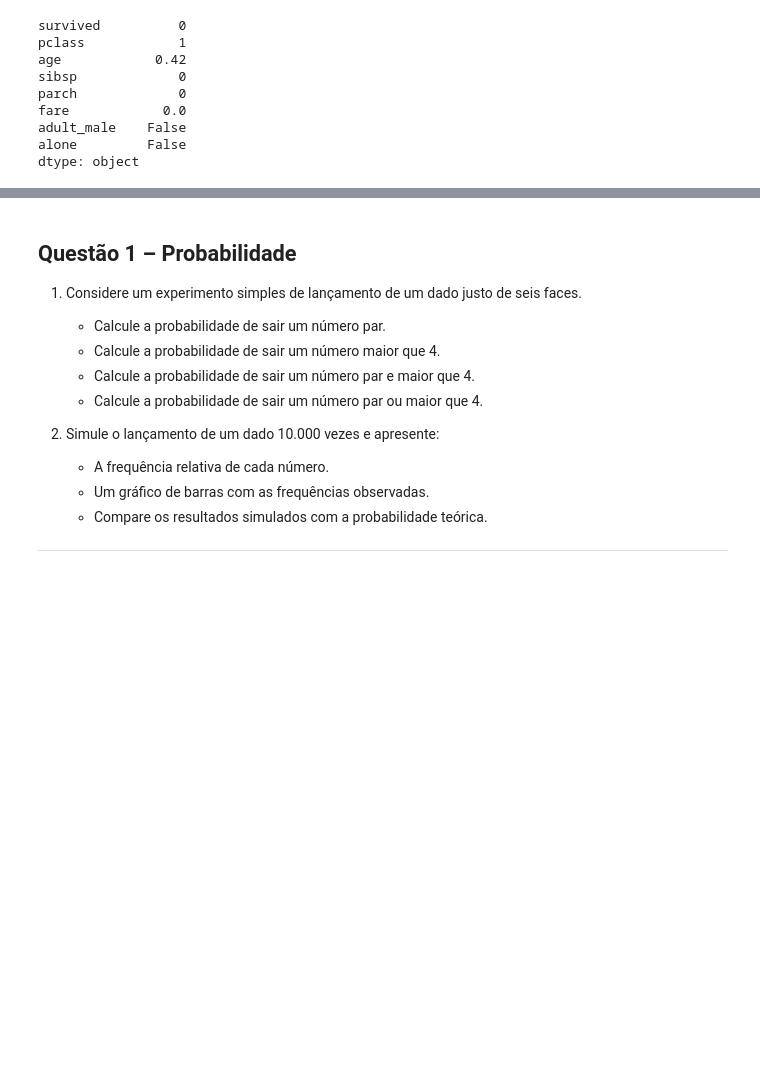
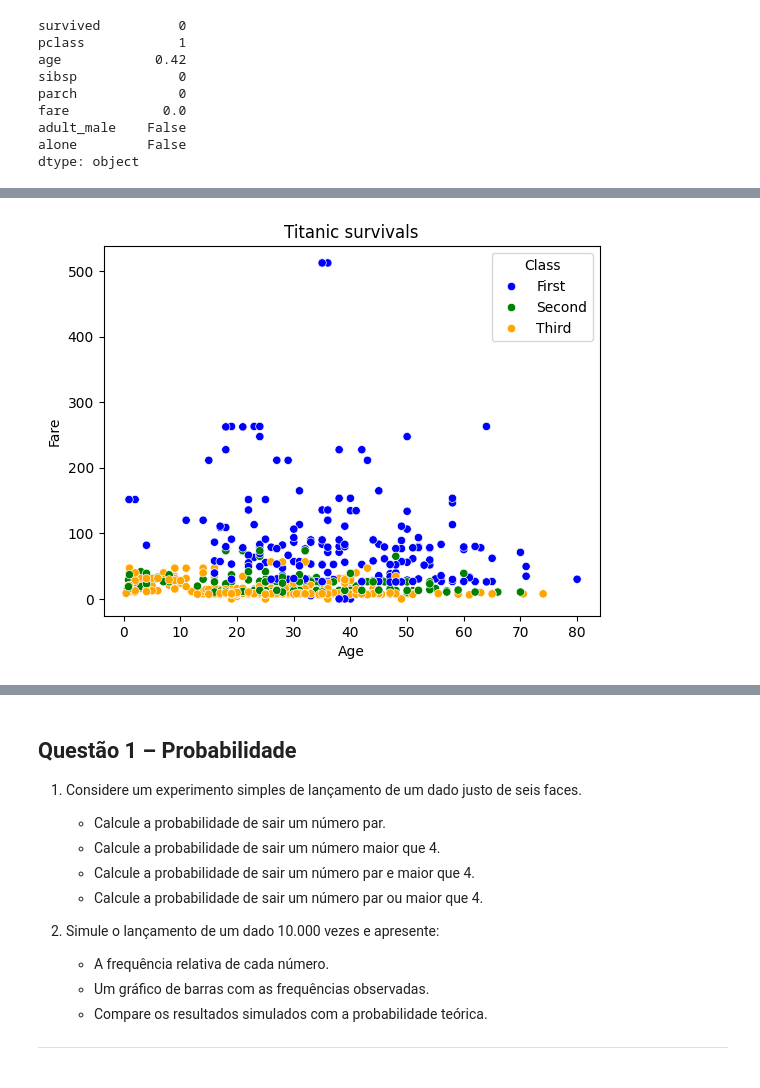
Before and after one commit to jessicalewinter/deep-learning-specialization, a Jupyter notebook: course-notebooks/statistics/T3_PosDL_Titanic.ipynb, the cells around one changed output, grey strips where cells are left out. Saved outputs shown, nothing was run; the diff lists cells and outputs as text; code cells hidden in the pictures; blank space fills up the shorter version.

```diff
--- a/course-notebooks/statistics/T3_PosDL_Titanic.ipynb
+++ b/course-notebooks/statistics/T3_PosDL_Titanic.ipynb
@@ -244,0 +263,11 @@ sns.countplot(x='who',data=titanic)
+# %%
+## Dispersion Graphs
+
+sns.scatterplot(data=titanic, x="age", y="fare", hue="class", palette=['blue', 'green', 'orange'])
+plt.title('Titanic survivals')
+plt.xlabel('Age')
+plt.ylabel('Fare')
+plt.legend(title='Class')
+plt.show()
+# %% [output]
+[figure, added]
```
Also changed, not shown: parts of 24 cells of this notebook.
